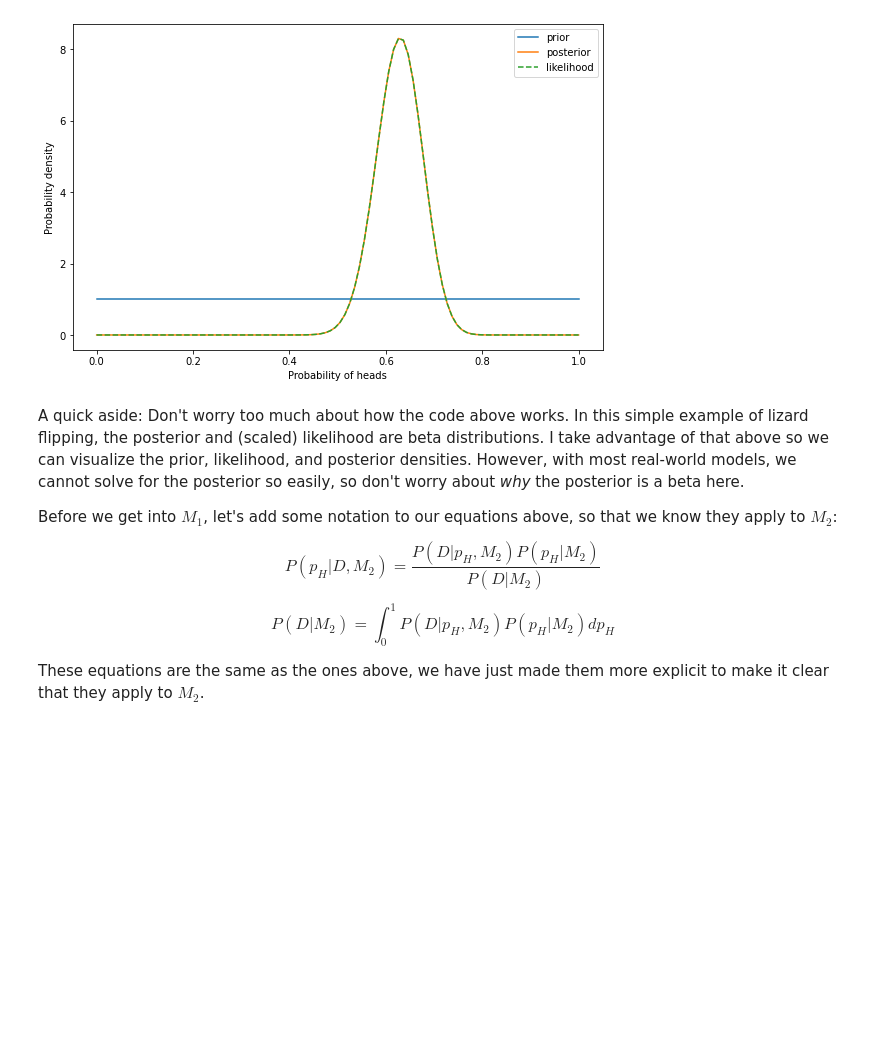
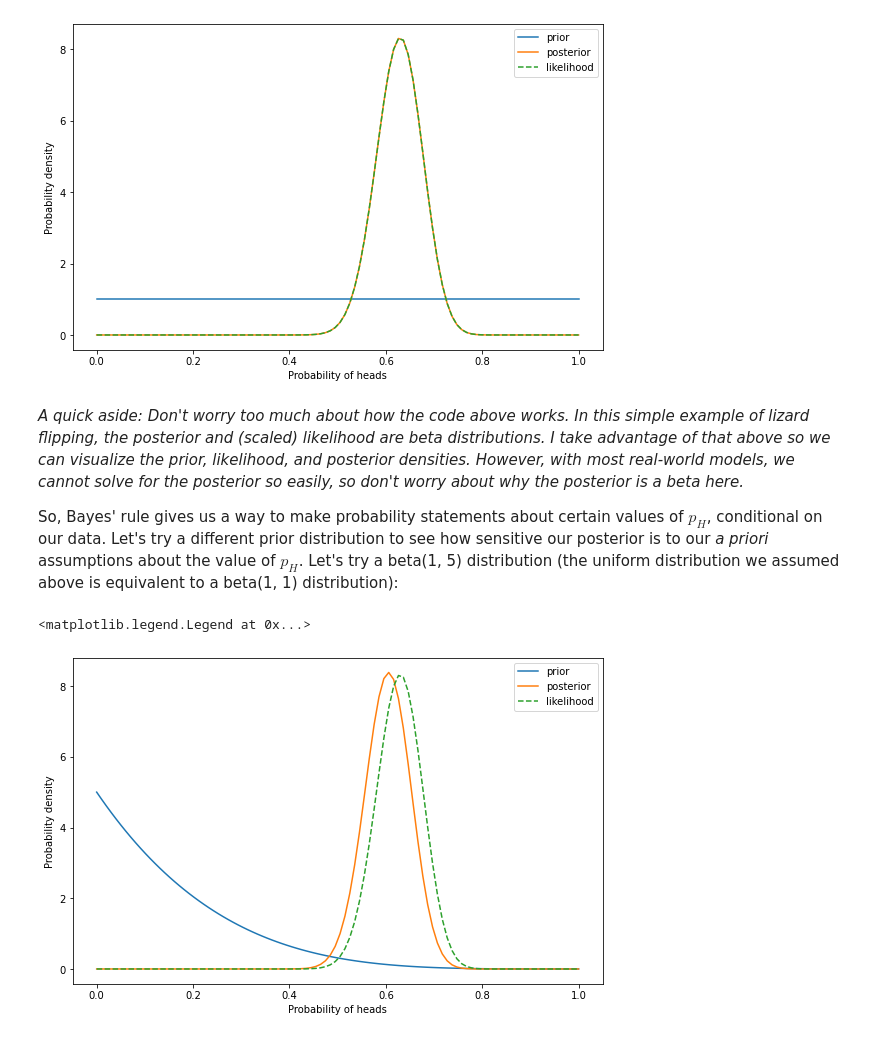
Before and after one commit to phyletica/bayesian-lizard-flipping, a Jupyter notebook: bayesian-stats.ipynb, the cells around one changed output. Cells and saved outputs as stored; diff of their text form; code cells hidden in the pictures; blank space fills up the shorter version.

Commit message:
Working on errata and bayes notes.

```diff
--- a/bayesian-stats.ipynb
+++ b/bayesian-stats.ipynb
@@ -50,19 +50,27 @@ plt.legend()
 <matplotlib.legend.Legend at 0x...>
 [figure]
 # %% [markdown]
-A quick aside: Don't worry too much about how the code above works.
-In this simple example of lizard flipping, the posterior and (scaled) likelihood are beta distributions.
-I take advantage of that above so we can visualize the prior, likelihood, and posterior densities.
-However, with most real-world models, we cannot solve for the posterior so easily, so don't worry about *why* the posterior is a beta here.
+*A quick aside: Don't worry too much about how the code above works.*
+*In this simple example of lizard flipping, the posterior and (scaled) likelihood are beta distributions.*
+*I take advantage of that above so we can visualize the prior, likelihood, and posterior densities.*
+*However, with most real-world models, we cannot solve for the posterior so easily, so don't worry about *why* the posterior is a beta here.*
 
-Before we get into $M_1$, let's add some notation to our equations above, so that we know they apply to $M_2$:
-
-\begin{equation}
-    P(p_H | D, M_2) = \frac{P(D | p_H, M_2) P(p_H | M_2)}{P(D | M_2)}
-\end{equation}
-
-\begin{equation}
-    P(D | M_2) = \int_{0}^{1} P(D | p_H, M_2) P(p_H | M_2) dp_H
-\end{equation}
-
-These equations are the same as the ones above, we have just made them more explicit to make it clear that they apply to $M_2$.
+So, Bayes' rule gives us a way to make probability statements about certain values of $p_H$, conditional on our data.
+Let's try a different prior distribution to see how sensitive our posterior is to our *a priori* assumptions about the value of $p_H$.
+Let's try a beta(1, 5) distribution (the uniform distribution we assumed above is equivalent to a beta(1, 1) distribution):
+# %%
+a = 1
+b = 5
+x = np.linspace(0, 1, 100)
+prior_density = beta.pdf(x = x, a = a, b = b)
+likelihood_density = beta.pdf(x = x, a = h + 1, b = n - h + 1)
+posterior_density = beta.pdf(x = x, a = a + h, b = b + n - h)
+plt.plot(x, prior_density, label = "prior")
+plt.plot(x, posterior_density, label = "posterior")
+plt.plot(x, likelihood_density, label = "likelihood", linestyle = "--")
+plt.xlabel("Probability of heads")
+plt.ylabel("Probability density")
+plt.legend()
+# %% [output]
+<matplotlib.legend.Legend at 0x...>
+[figure, added]
```
Also changed, not shown: parts of 1 cell of this notebook, 1 other file.
